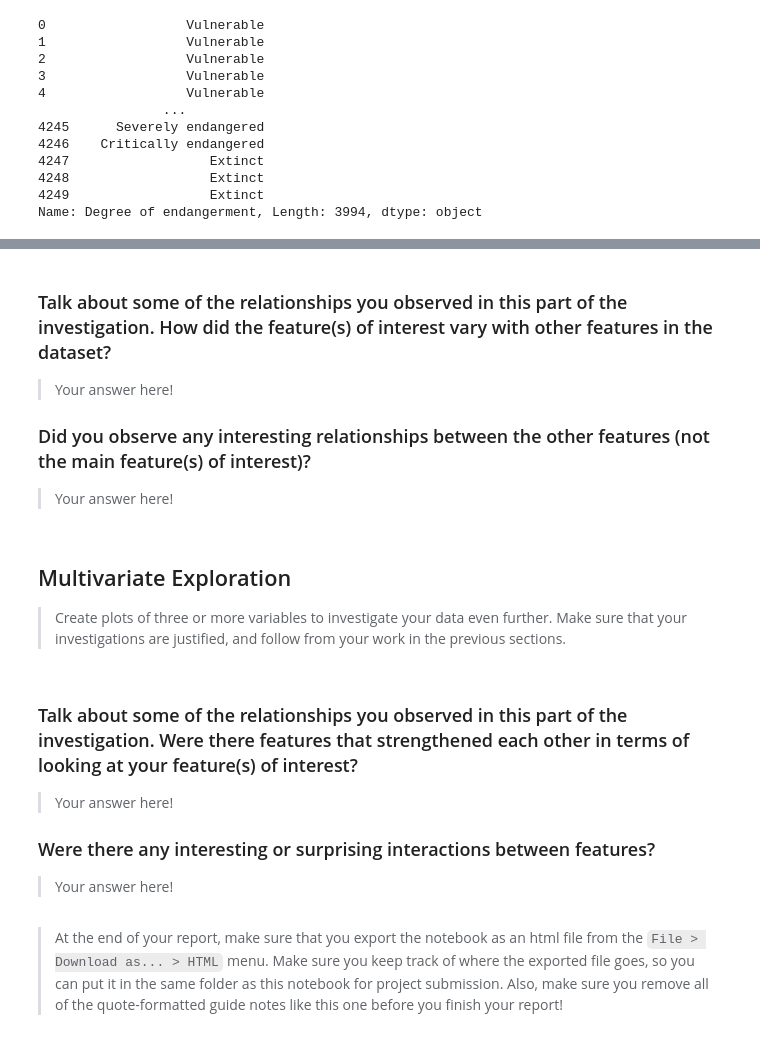
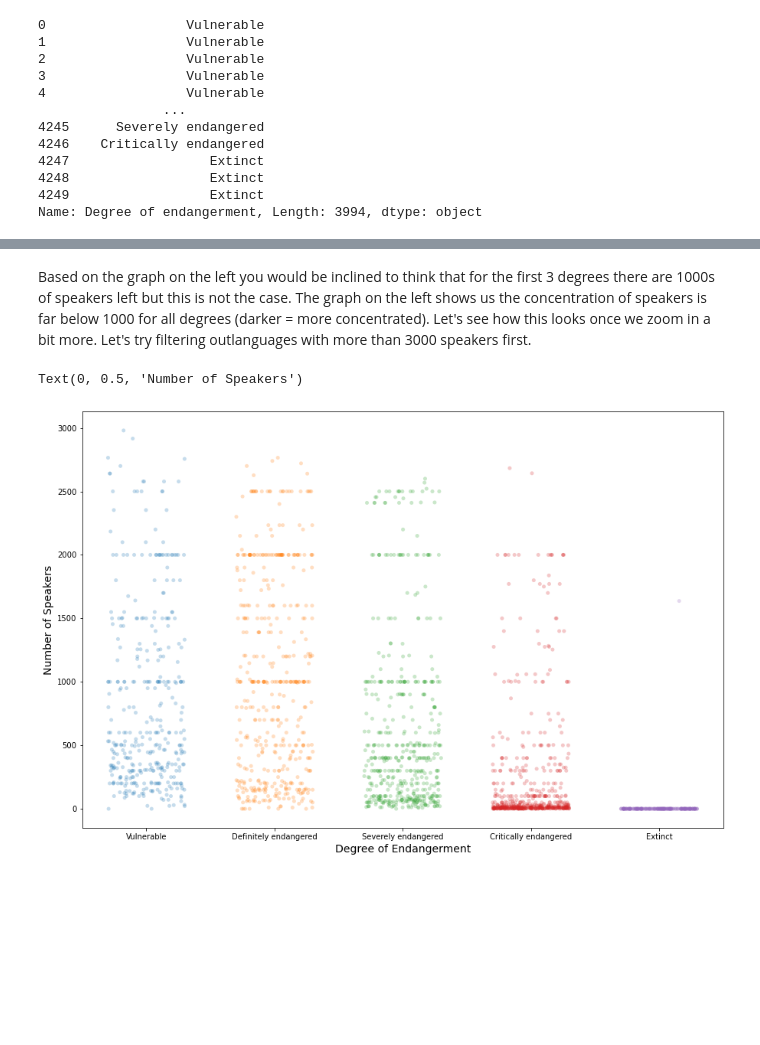
Before and after one commit to jpsrpv20/Endangered-Languages, a Jupyter notebook: endangered_languages_exploration.ipynb, the cells around one changed output, grey strips where cells are left out. Saved outputs shown, nothing was run; the diff lists cells and outputs as text; code cells hidden in the pictures; blank space fills up the shorter version.

```diff
--- a/endangered_languages_exploration.ipynb
+++ b/endangered_languages_exploration.ipynb
@@ -321,28 +325,12 @@ TypeError: loop of ufunc does not support argument 1 of type str which has no ca
-# %% [markdown]
-### Talk about some of the relationships you observed in this part of the investigation. How did the feature(s) of interest vary with other features in the dataset?
-
-> Your answer here!
-
-### Did you observe any interesting relationships between the other features (not the main feature(s) of interest)?
-
-> Your answer here!
-# %% [markdown]
-## Multivariate Exploration
-
-> Create plots of three or more variables to investigate your data even
-further. Make sure that your investigations are justified, and follow from
-your work in the previous sections.
-# %% [markdown]
-### Talk about some of the relationships you observed in this part of the investigation. Were there features that strengthened each other in terms of looking at your feature(s) of interest?
-
-> Your answer here!
-
-### Were there any interesting or surprising interactions between features?
-
-> Your answer here!
-# %% [markdown]
-> At the end of your report, make sure that you export the notebook as an
-html file from the `File > Download as... > HTML` menu. Make sure you keep
-track of where the exported file goes, so you can put it in the same folder
-as this notebook for project submission. Also, make sure you remove all of
-the quote-formatted guide notes like this one before you finish your report!
+# %% [markdown]
+Based on the graph on the left you would be inclined to think that for the first 3 degrees there are 1000s of speakers left but this is not the case. The graph on the left shows us the concentration of speakers is far below 1000 for all degrees (darker = more concentrated). Let's see how this looks once we zoom in a bit more. Let's try filtering outlanguages with more than 3000 speakers first.
+# %%
+# Filter out Number of Speakers > 3000
+end_lang2 = end_lang[end_lang['Number of speakers'] < 3000]
+plt.figure(figsize = [15,10])
+sb.stripplot(data = end_lang2, x='Degree of endangerment', y='Number of speakers', jitter=0.3, alpha=0.25);
+plt.xlabel('Degree of Endangerment', fontsize=14)
+plt.ylabel('Number of Speakers',fontsize=14)
+# %% [output]
+Text(0, 0.5, 'Number of Speakers')
+[figure, added]
```
Also changed, not shown: parts of 35 cells of this notebook.
